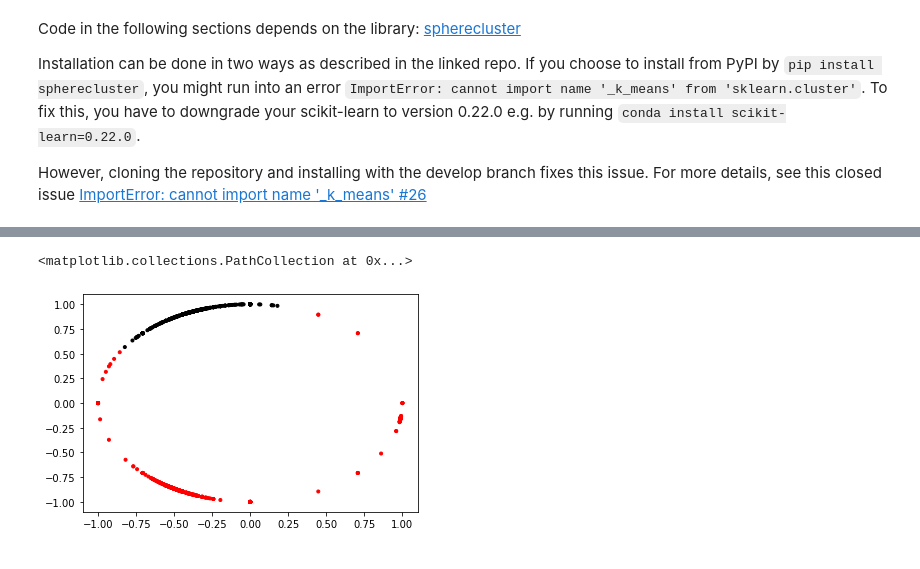
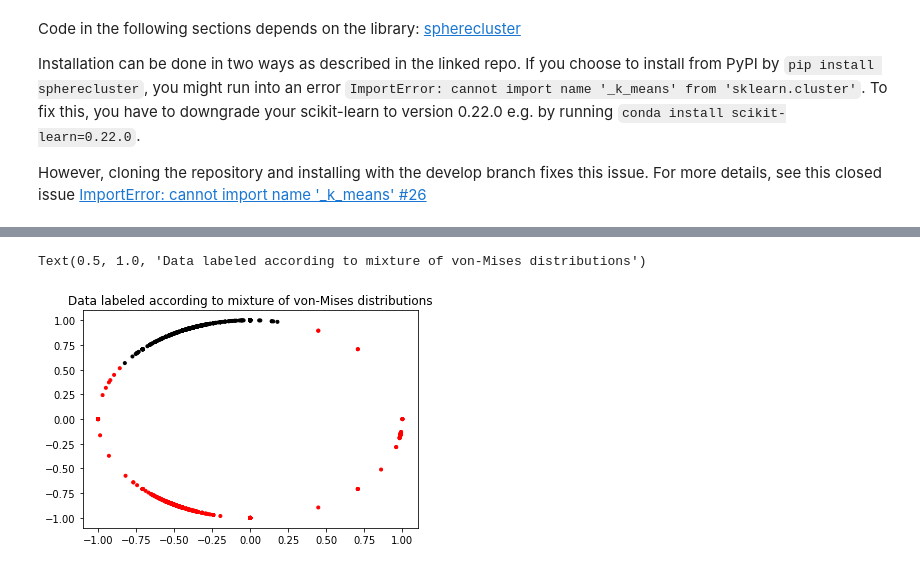
Before and after one commit to siriusted/GMM, a Jupyter notebook: Lab1.ipynb, the cells around one changed output, grey strips where cells are left out. Cells and saved outputs as stored; diff of their text form; code cells hidden in the pictures.

```diff
--- a/Lab1.ipynb
+++ b/Lab1.ipynb
@@ -601,7 +499,8 @@ Weights: [0.47068822 0.52931178]
 # %%
 colors = ['r' if label == 1 else 'k' for label in movm.labels_]
 
 plt.scatter(test[:,0], test[:,1], c=colors, marker='.')
+plt.title('Data labeled according to mixture of von-Mises distributions')
 # %% [output]
-<matplotlib.collections.PathCollection at 0x...>
+Text(0.5, 1.0, 'Data labeled according to mixture of von-Mises distributions')
-[figure, old version]
+[figure, new version]
```
Also changed, not shown: parts of 4 cells of this notebook.
